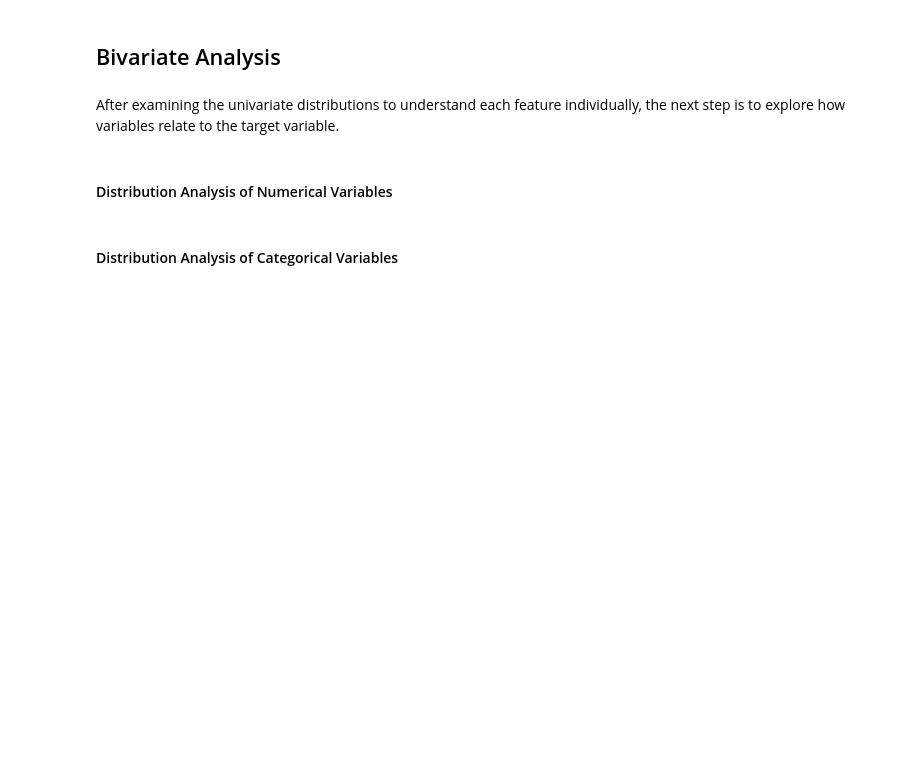
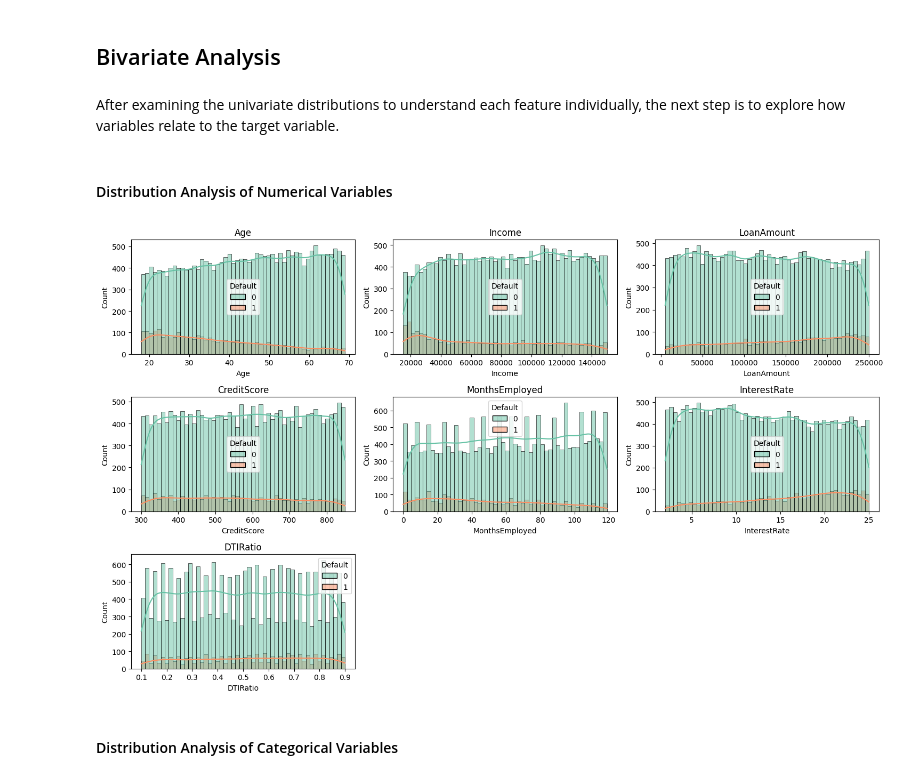
Before and after one commit to kathrinmzl/LoanGuard, a Jupyter notebook: jupyter_notebooks/02_DataExploration.ipynb, the cells around one changed output. Cells and saved outputs as stored; diff of their text form; code cells hidden in the pictures; blank space fills up the shorter version.

```diff
--- a/jupyter_notebooks/02_DataExploration.ipynb
+++ b/jupyter_notebooks/02_DataExploration.ipynb
@@ -171,21 +214,26 @@ After examining the univariate distributions to understand each feature individu
 # %%
 numeric_cols = df_cat.select_dtypes(include=['float64', 'int64']).columns
 n_cols = 3  # number of plots per row
 n_rows = (len(numeric_cols) + n_cols - 1) // n_cols  # calculate rows needed
 
 fig, axes = plt.subplots(n_rows, n_cols, figsize=(n_cols*5, n_rows*3))
 axes = axes.flatten()  # flatten 2D array for easy indexing
 
+# set bins to Age range so histogram appears without gaps
+bins = (df_cat["Age"].max() - df_cat["Age"].min()) + 1
+
 for i, col in enumerate(numeric_cols):
-    sns.histplot(data=df_cat, x=col, hue="Default", ax=axes[i], kde=True, palette="Set2")
+    sns.histplot(data=df_cat, x=col, hue="Default", ax=axes[i], kde=True, bins = bins, palette="Set2")
     axes[i].set_title(f"{col}")
 
 # Remove any unused subplots
 for j in range(i+1, len(axes)):
     fig.delaxes(axes[j])
 
 plt.tight_layout()
 plt.show()
+# %% [output]
+[figure, added]
 # %% [markdown]
 #### Distribution Analysis of Categorical Variables
 # %%
```
Also changed, not shown: parts of 20 cells of this notebook.
